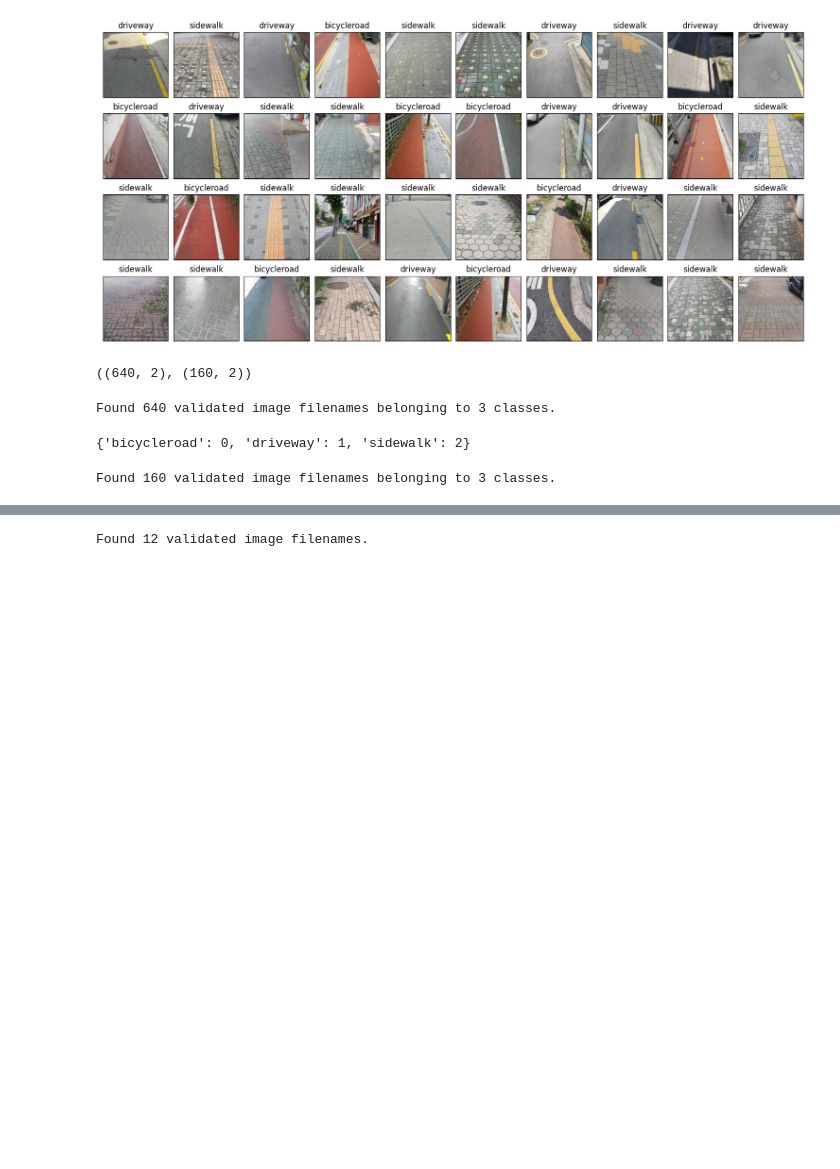
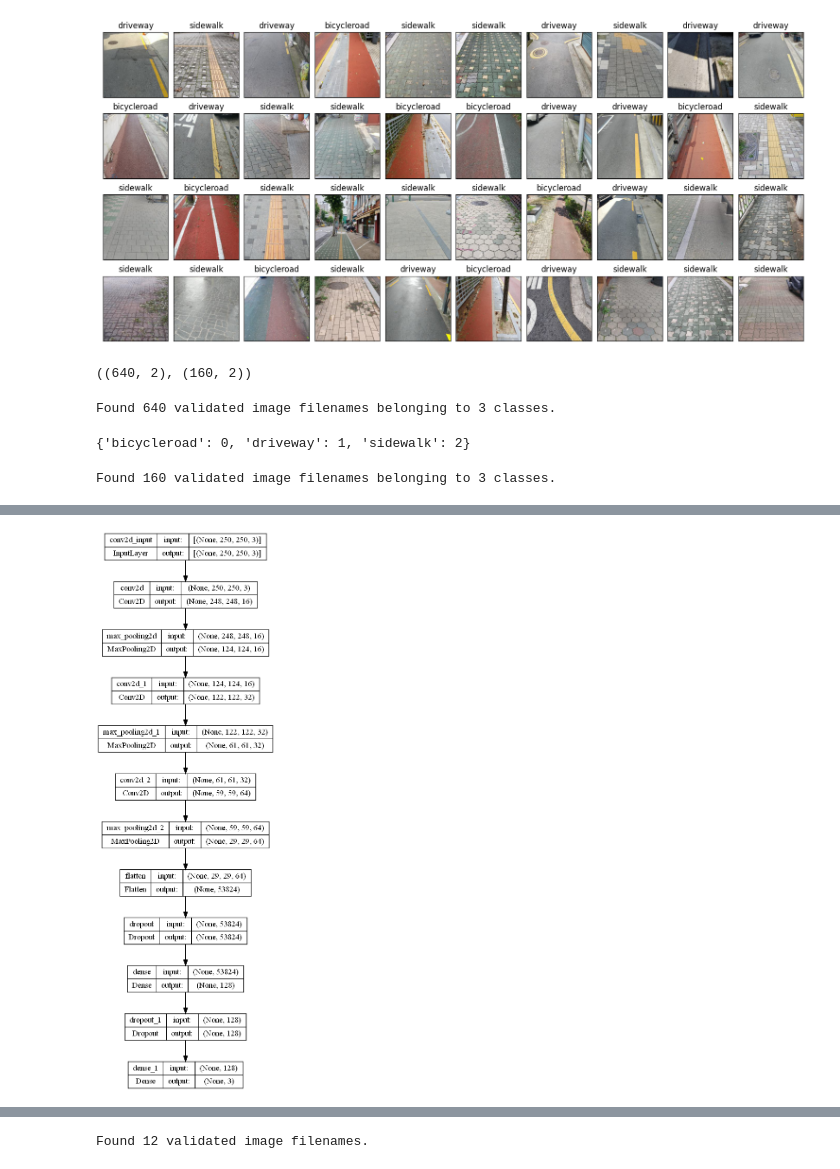
Before and after one commit to seoyoon0111/-Electric-kickboard-illegal-driving-detection, a Jupyter notebook: CNN/CNN_3classes.ipynb, the cells around one changed output, grey strips where cells are left out. Drawn from its saved outputs; the diff is of its cells as text; code cells hidden in the pictures; blank space fills up the shorter version.

```diff
--- a/CNN/CNN_3classes.ipynb
+++ b/CNN/CNN_3classes.ipynb
@@ -213,3 +213,8 @@ model = load_model('cnn_model_3class_final.h5')
+# %%
+from tensorflow import keras
+keras.utils.plot_model(model, show_shapes=True)
+# %% [output]
+[figure, added]
 # %%
 #test
 test_filenames = os.listdir("cnn_test_img")
```
Also changed, not shown: parts of 15 cells of this notebook.
